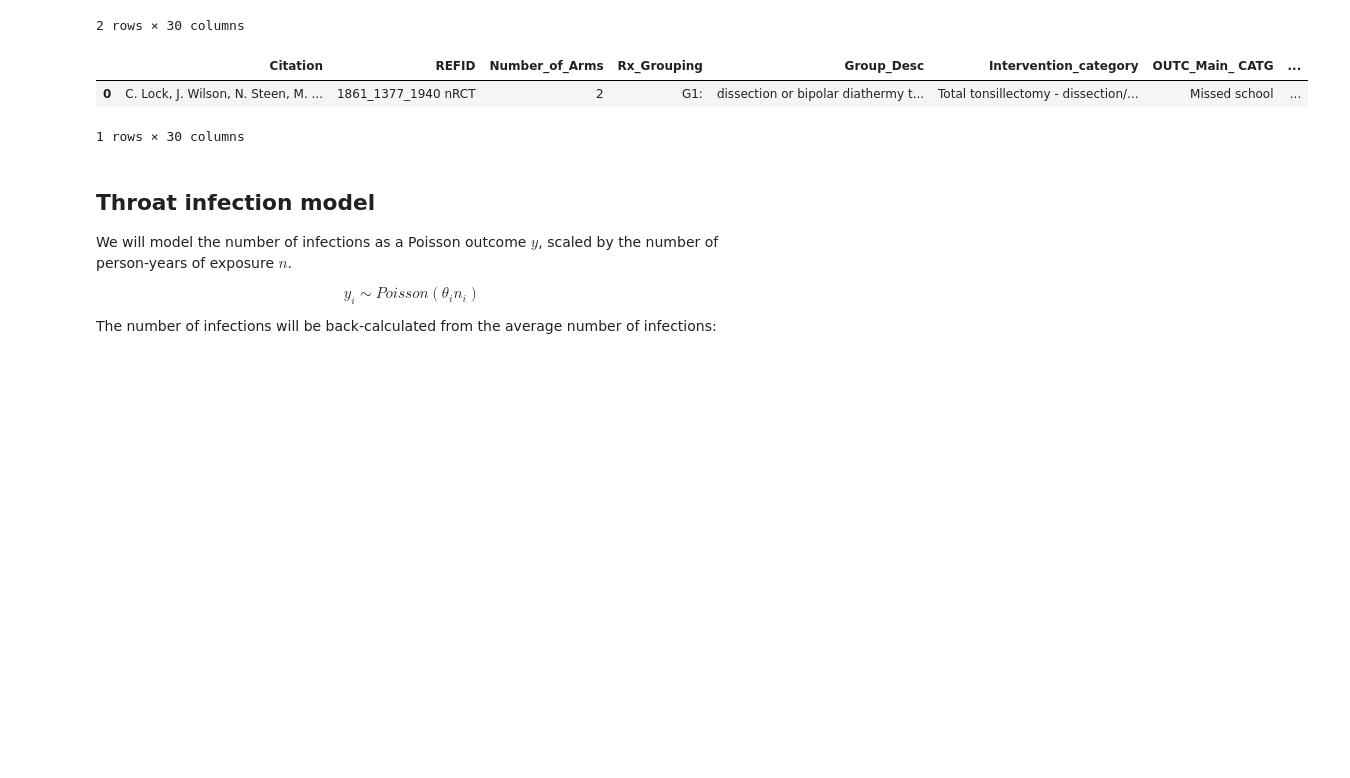
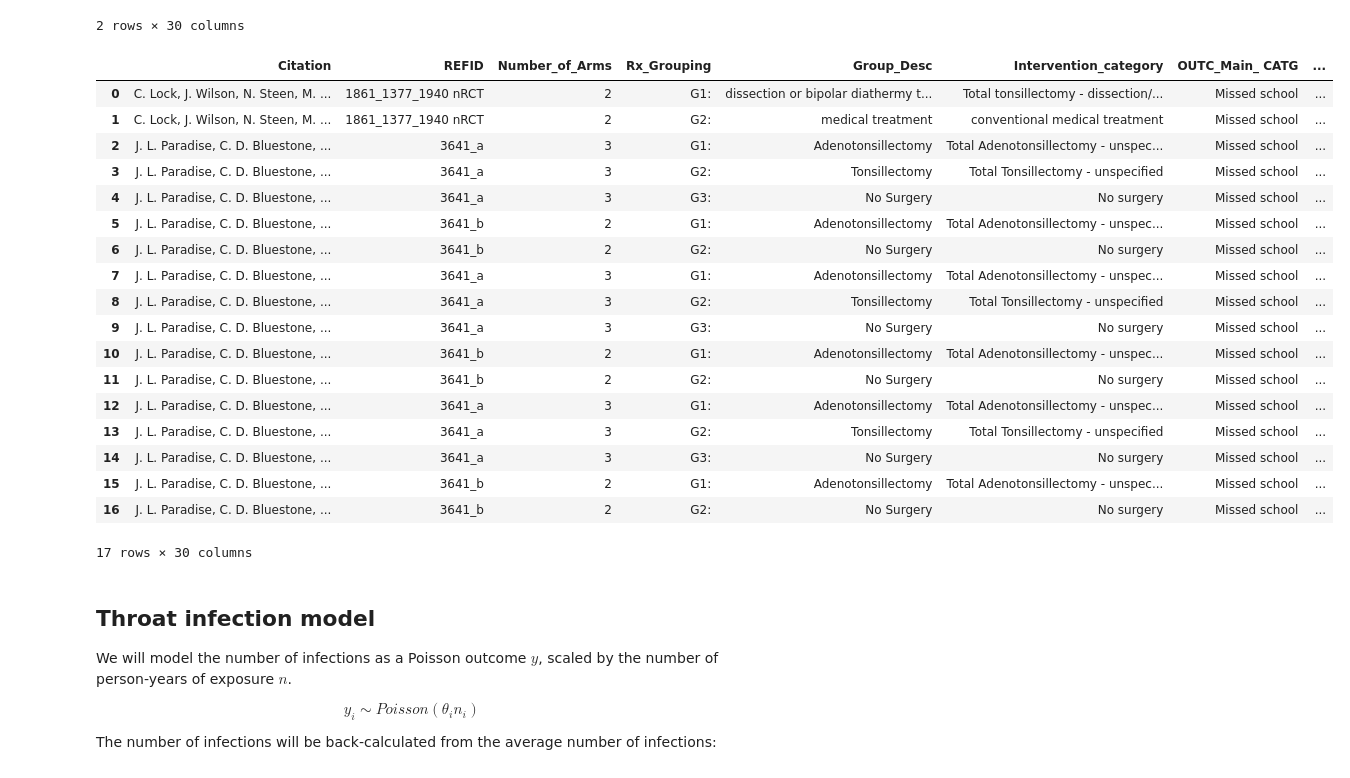
Before and after one commit to VanderbiltPopHealthSci/tonsillectomy_MA, a Jupyter notebook: Tonsillectomy KQ2.ipynb, the cells around one changed output. Drawn from its saved outputs; the diff is of its cells as text; code cells hidden in the pictures; blank space fills up the shorter version.

```diff
--- a/Tonsillectomy KQ2.ipynb
+++ b/Tonsillectomy KQ2.ipynb
@@ -27,12 +27,28 @@ throat_data.head(2)
 # %%
 school_data = (pd.read_excel(data_file,
               sheetname='Missed_School_KQ2',
               na_values=['null', 'ND']))
-school_data.head(1)
+school_data
 # %% [output]
 |  | Citation | REFID | Number_of_Arms | Rx_Grouping | Group_Desc | Intervention_category | OUTC_Main_ CATG | ... |
 | 0 | C. Lock, J. Wilson, N. Steen, M. ... | 1861_1377_1940 nRCT | 2 | G1: | dissection or bipolar diathermy t... | Total tonsillectomy - dissection/... | Missed school | ... |
+| 1 | C. Lock, J. Wilson, N. Steen, M. ... | 1861_1377_1940 nRCT | 2 | G2: | medical treatment | conventional medical treatment | Missed school | ... |
+| 2 | J. L. Paradise, C. D. Bluestone, ... | 3641_a | 3 | G1: | Adenotonsillectomy | Total Adenotonsillectomy - unspec... | Missed school | ... |
+| 3 | J. L. Paradise, C. D. Bluestone, ... | 3641_a | 3 | G2: | Tonsillectomy | Total Tonsillectomy - unspecified | Missed school | ... |
+| 4 | J. L. Paradise, C. D. Bluestone, ... | 3641_a | 3 | G3: | No Surgery | No surgery | Missed school | ... |
+| 5 | J. L. Paradise, C. D. Bluestone, ... | 3641_b | 2 | G1: | Adenotonsillectomy | Total Adenotonsillectomy - unspec... | Missed school | ... |
+| 6 | J. L. Paradise, C. D. Bluestone, ... | 3641_b | 2 | G2: | No Surgery | No surgery | Missed school | ... |
+| 7 | J. L. Paradise, C. D. Bluestone, ... | 3641_a | 3 | G1: | Adenotonsillectomy | Total Adenotonsillectomy - unspec... | Missed school | ... |
+| 8 | J. L. Paradise, C. D. Bluestone, ... | 3641_a | 3 | G2: | Tonsillectomy | Total Tonsillectomy - unspecified | Missed school | ... |
+| 9 | J. L. Paradise, C. D. Bluestone, ... | 3641_a | 3 | G3: | No Surgery | No surgery | Missed school | ... |
+| 10 | J. L. Paradise, C. D. Bluestone, ... | 3641_b | 2 | G1: | Adenotonsillectomy | Total Adenotonsillectomy - unspec... | Missed school | ... |
+| 11 | J. L. Paradise, C. D. Bluestone, ... | 3641_b | 2 | G2: | No Surgery | No surgery | Missed school | ... |
+| 12 | J. L. Paradise, C. D. Bluestone, ... | 3641_a | 3 | G1: | Adenotonsillectomy | Total Adenotonsillectomy - unspec... | Missed school | ... |
+| 13 | J. L. Paradise, C. D. Bluestone, ... | 3641_a | 3 | G2: | Tonsillectomy | Total Tonsillectomy - unspecified | Missed school | ... |
+| 14 | J. L. Paradise, C. D. Bluestone, ... | 3641_a | 3 | G3: | No Surgery | No surgery | Missed school | ... |
+| 15 | J. L. Paradise, C. D. Bluestone, ... | 3641_b | 2 | G1: | Adenotonsillectomy | Total Adenotonsillectomy - unspec... | Missed school | ... |
+| 16 | J. L. Paradise, C. D. Bluestone, ... | 3641_b | 2 | G2: | No Surgery | No surgery | Missed school | ... |
-1 rows × 30 columns
+17 rows × 30 columns
 # %% [markdown]
 ## Throat infection model
 
```
Also changed, not shown: 3 other files.
